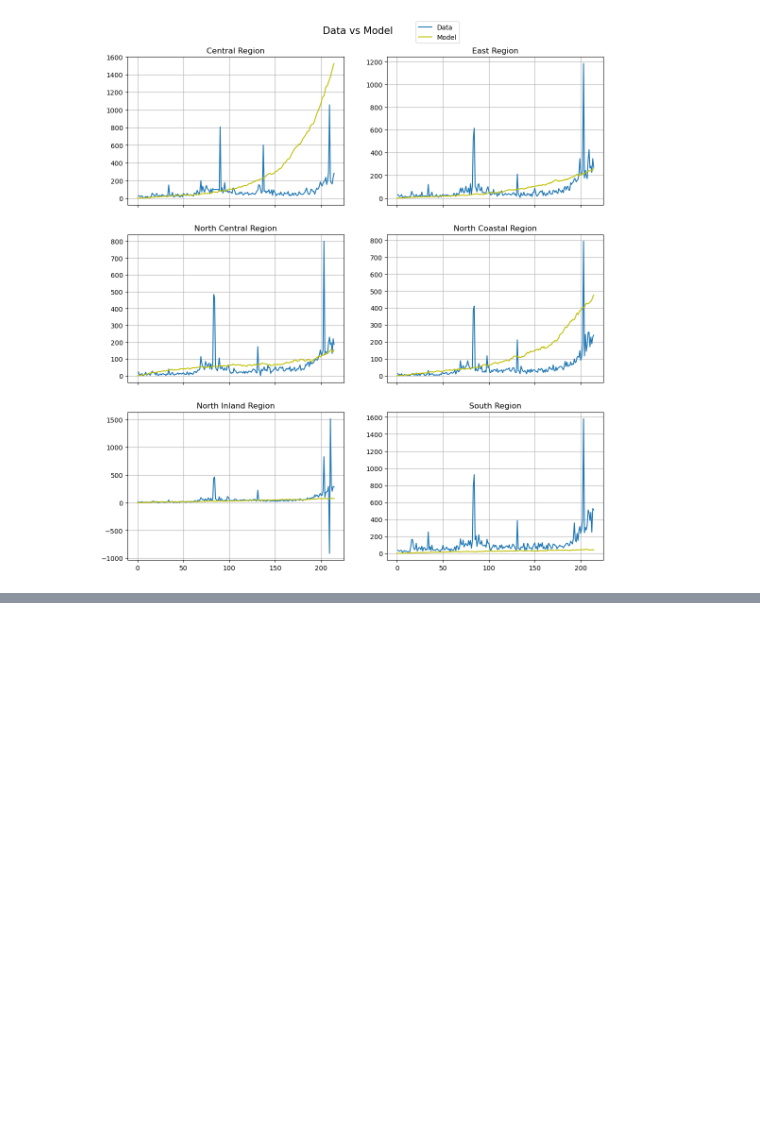
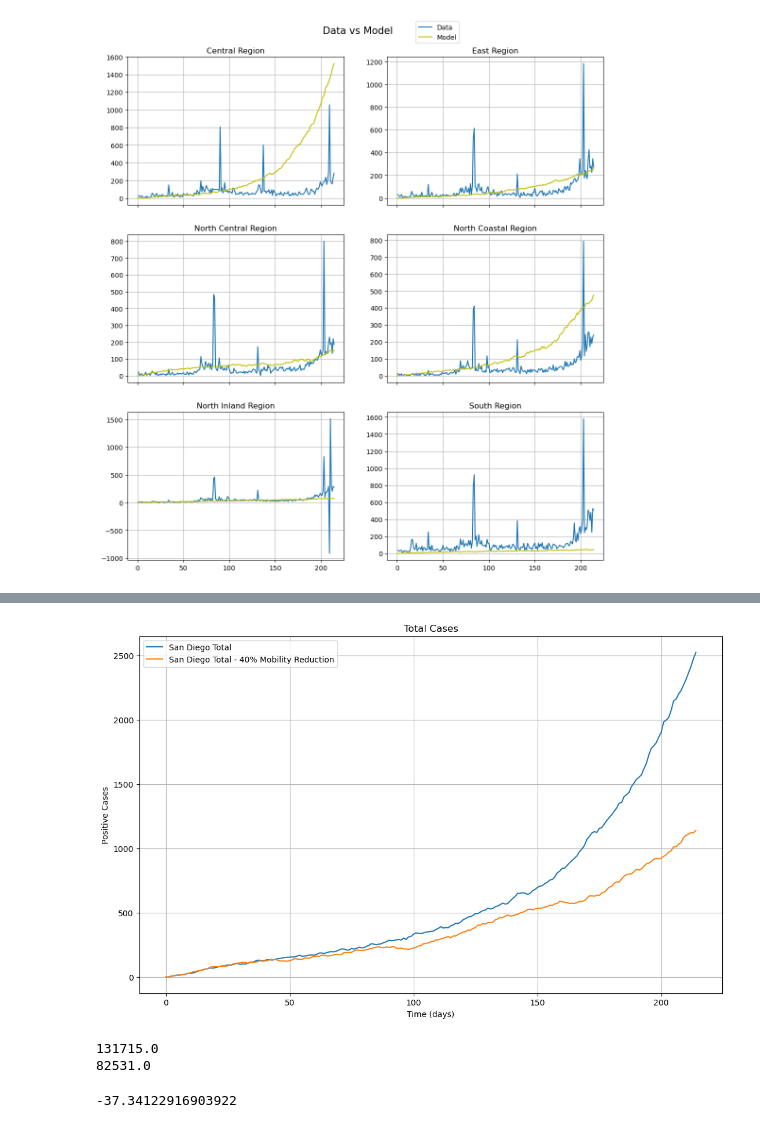
Before and after one commit to kazi0302/COVID-19-Modeling-and-Parameter-Fitting, a Jupyter notebook: Monte Carlo Simulation/MC_simulator_v3.ipynb, the cells around one changed output, grey strips where cells are left out. Drawn from its saved outputs; the diff is of its cells as text; code cells hidden in the pictures; blank space fills up the shorter version.

```diff
--- a/Monte Carlo Simulation/MC_simulator_v3.ipynb
+++ b/Monte Carlo Simulation/MC_simulator_v3.ipynb
@@ -1419,0 +2355,7 @@ plt.show()
+# %%
+total_sd_show = central_high_v1['I'][central_lsqs_min.index[0]] + central_low_v1['I'][central_lsqs_min.index[0]] + \
+east_high_v1['I'][east_lsqs_min.index[0]] + east_low_v1['I'][east_lsqs_min.index[0]] + \
+north_central_high_v1['I'][north_central_lsqs_min.index[0]] + north_central_low_v1['I'][north_central_lsqs_min.index[0]] + \
+north_coastal_high_v1['I'][north_coastal_lsqs_min.index[0]] + north_coastal_low_v1['I'][north_coastal_lsqs_min.index[0]] + \
+north_inland_high_v1['I'][north_inland_lsqs_min.index[0]] + north_inland_low_v1['I'][north_inland_lsqs_min.index[0]] + \
+south_high_v1['I'][south_lsqs_min.index[0]] + south_low_v1['I'][south_lsqs_min.index[0]]
@@ -1419,0 +2369,29 @@ plt.show()
+# %%
+total_sd_mod_show = central_high_mod['I'][0] + central_low_mod['I'][0] + \
+east_high_mod['I'][0] + east_low_mod['I'][0] + \
+north_central_high_mod['I'][0] + north_central_low_mod['I'][0] + \
+north_coastal_high_mod['I'][0] + north_coastal_low_mod['I'][0] + \
+north_inland_high_mod['I'][0] + north_inland_low_mod['I'][0] + \
+south_high_mod['I'][0] + south_low_mod['I'][0]
+# %%
+plt.figure(figsize=(13, 8))
+plt.plot(time, total_sd_show, label='San Diego Total')
+plt.plot(time, total_sd_mod_show, label='San Diego Total - 40% Mobility Reduction')
+plt.title('Total Cases')
+plt.legend(loc='upper left')
+plt.xlabel('Time (days)')
+plt.ylabel('Positive Cases')
+plt.grid()
+plt.show()
+# %% [output]
+[figure, added]
+# %%
+print(total_sd)
+print(total_sd_mod)
+# %% [output]
+131715.0
+82531.0
+# %%
+100*(total_sd_mod - total_sd) /total_sd
+# %% [output]
+-37.34122916903922
```
Also changed, not shown: parts of 15 cells of this notebook, 2 other files.
